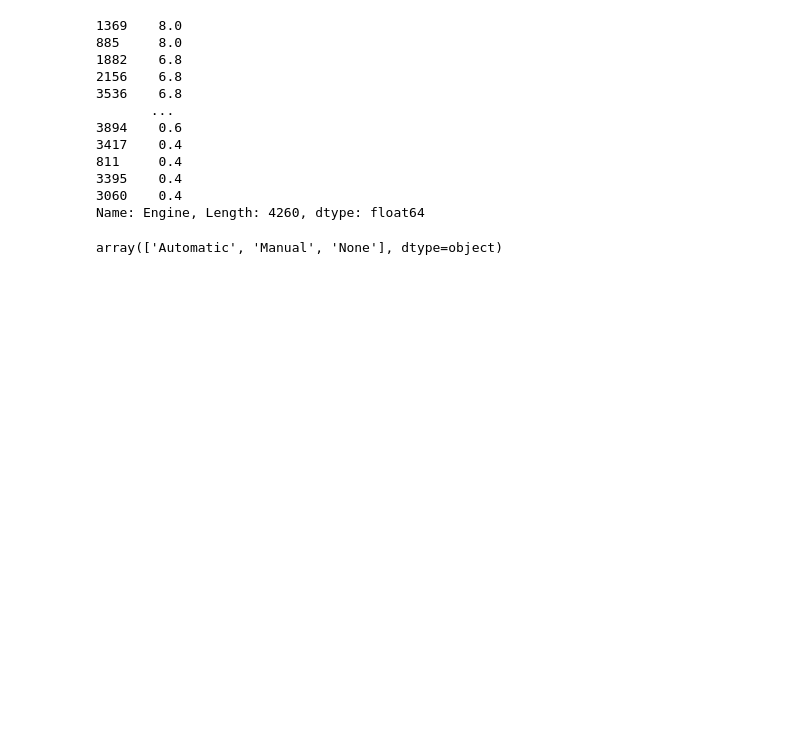
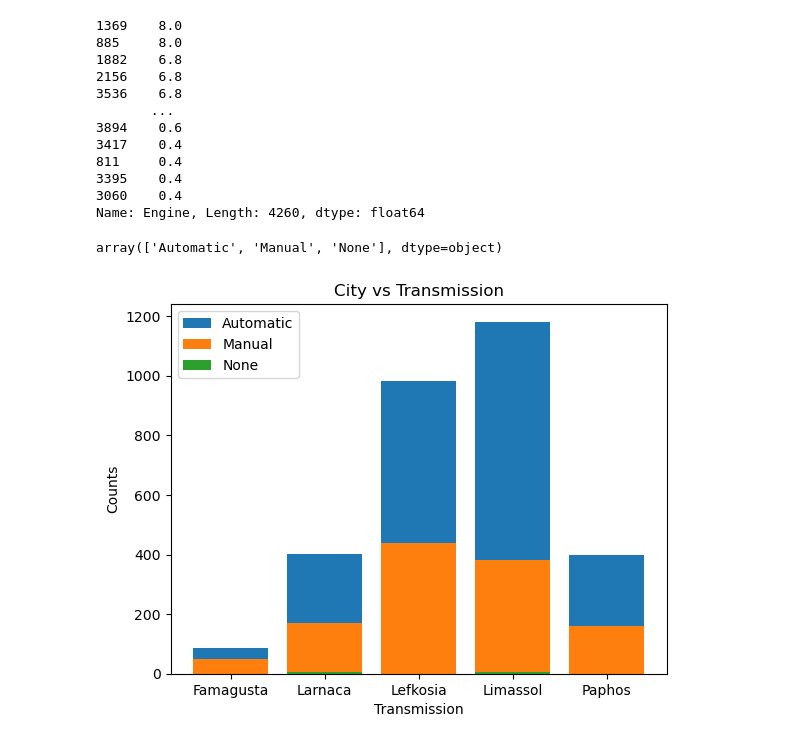
Before and after one commit to victoras24/car_data, a Jupyter notebook: DataAnalysis/Analysis.ipynb, the cells around one changed output. Cells and saved outputs as stored; diff of their text form; code cells hidden in the pictures; blank space fills up the shorter version.

Commit message:
Matplot lib bar chart, grouby city & transmission

```diff
--- a/DataAnalysis/Analysis.ipynb
+++ b/DataAnalysis/Analysis.ipynb
@@ -155,8 +148,19 @@ px.bar(df, x="City", color="Transmission",
 # %%
 px.bar(df, x="City", y="Transmission", color="Transmission", barmode="group", template='plotly_dark')
-# %%
-df = px.data.gapminder()
-fig = px.scatter(df, x="gdpPercap", y="lifeExp", animation_frame="year", animation_group="country",
-           size="pop", color="continent", hover_name="country", facet_col="continent",
-           log_x=True, size_max=45, range_x=[100,100000], range_y=[25,90])
-fig.show()
+# %%
+import matplotlib.pyplot as plt
+
+grouped = df.groupby(['City', 'Transmission']).size().reset_index(name='counts')
+
+fig, ax = plt.subplots()
+
+for name, group in grouped.groupby('Transmission'):
+    ax.bar(group['City'], group['counts'], label=name)
+
+ax.set_xlabel('Transmission')
+ax.set_ylabel('Counts')
+ax.set_title('City vs Transmission')
+ax.legend()
+plt.show()
+# %% [output]
+[figure, added]
```
Also changed, not shown: parts of 2 cells of this notebook.
